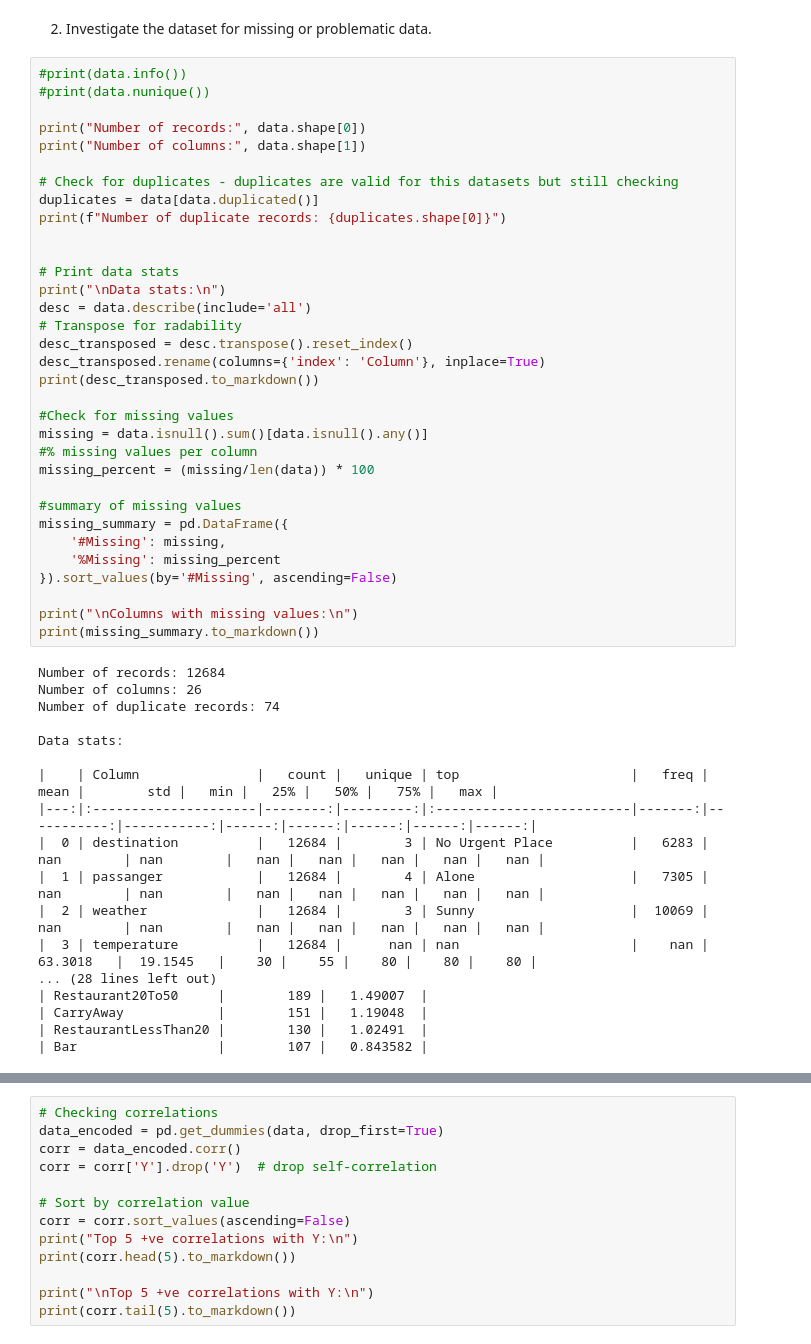
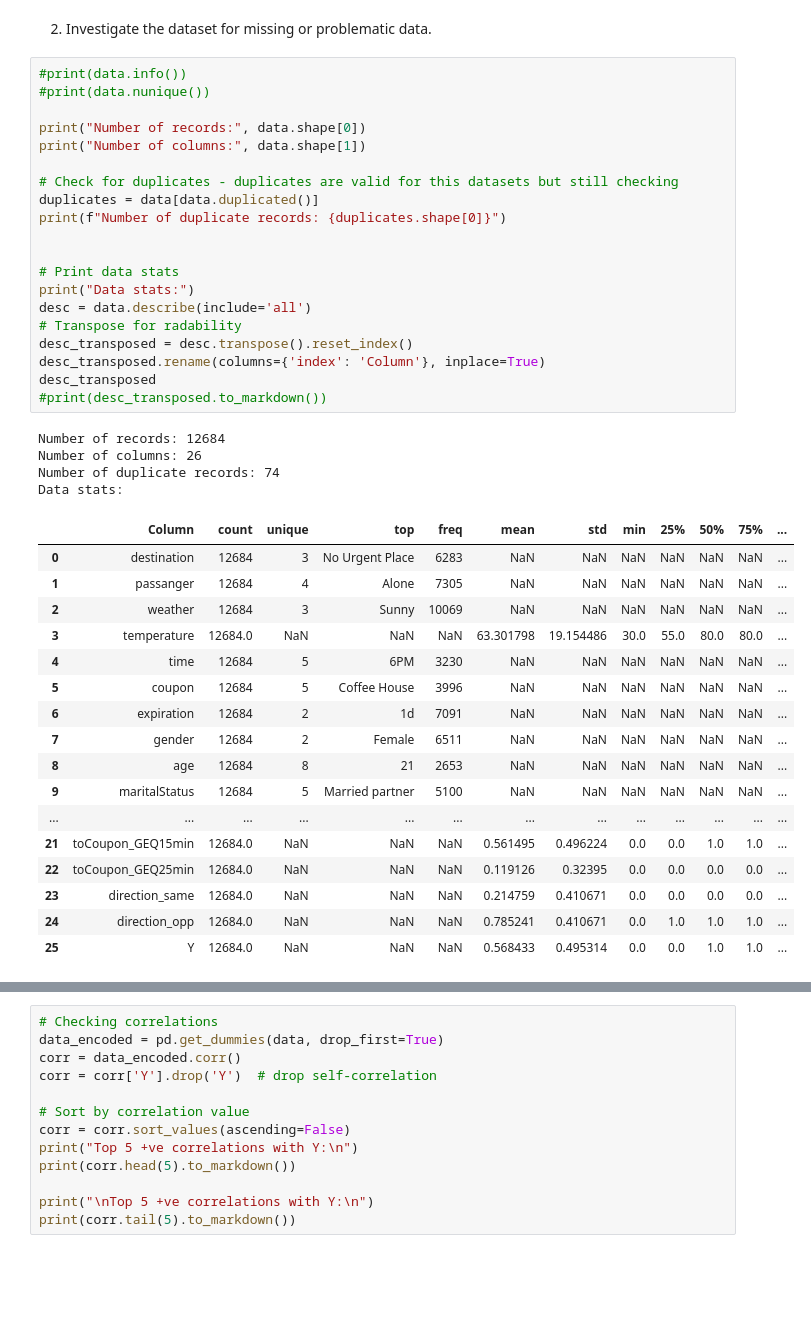
Before and after one commit to aravSpark/berkeley-ml-coupons, a Jupyter notebook: prompt.ipynb, the cells around one changed output, grey strips where cells are left out. Saved outputs shown, nothing was run; the diff lists cells and outputs as text; blank space fills up the shorter version.

```diff
--- a/prompt.ipynb
+++ b/prompt.ipynb
@@ -86,51 +86,42 @@ data.head()
 # %%
 #print(data.info())
 #print(data.nunique())
 
 print("Number of records:", data.shape[0])
 print("Number of columns:", data.shape[1])
 
 # Check for duplicates - duplicates are valid for this datasets but still checking
 duplicates = data[data.duplicated()]
 print(f"Number of duplicate records: {duplicates.shape[0]}")
 
 
 # Print data stats
-print("\nData stats:\n")
+print("Data stats:")
 desc = data.describe(include='all')
 # Transpose for radability
 desc_transposed = desc.transpose().reset_index()
 desc_transposed.rename(columns={'index': 'Column'}, inplace=True)
-print(desc_transposed.to_markdown())
-
-#Check for missing values
-missing = data.isnull().sum()[data.isnull().any()]
-#% missing values per column
-missing_percent = (missing/len(data)) * 100
-
-#summary of missing values
-missing_summary = pd.DataFrame({
-    '#Missing': missing,
-    '%Missing': missing_percent
-}).sort_values(by='#Missing', ascending=False)
-
-print("\nColumns with missing values:\n")
-print(missing_summary.to_markdown())
+desc_transposed
+#print(desc_transposed.to_markdown())
 # %% [output]
 Number of records: 12684
 Number of columns: 26
 Number of duplicate records: 74
-
 Data stats:
-
-|    | Column               |   count |   unique | top                      |   freq |       mean |        std |   min |   25% |   50% |   75% |   max |
-|---:|:---------------------|--------:|---------:|:-------------------------|-------:|-----------:|-----------:|------:|------:|------:|------:|------:|
-|  0 | destination          |   12684 |        3 | No Urgent Place          |   6283 | nan        | nan        |   nan |   nan |   nan |   nan |   nan |
-|  1 | passanger            |   12684 |        4 | Alone                    |   7305 | nan        | nan        |   nan |   nan |   nan |   nan |   nan |
-|  2 | weather              |   12684 |        3 | Sunny                    |  10069 | nan        | nan        |   nan |   nan |   nan |   nan |   nan |
-|  3 | temperature          |   12684 |      nan | nan                      |    nan |  63.3018   |  19.1545   |    30 |    55 |    80 |    80 |    80 |
-... (28 lines left out)
-| Restaurant20To50     |        189 |   1.49007  |
-| CarryAway            |        151 |   1.19048  |
-| RestaurantLessThan20 |        130 |   1.02491  |
-| Bar                  |        107 |   0.843582 |
+|  | Column | count | unique | top | freq | mean | std | min | 25% | 50% | 75% | ... |
+| 0 | destination | 12684 | 3 | No Urgent Place | 6283 | NaN | NaN | NaN | NaN | NaN | NaN | ... |
+| 1 | passanger | 12684 | 4 | Alone | 7305 | NaN | NaN | NaN | NaN | NaN | NaN | ... |
+| 2 | weather | 12684 | 3 | Sunny | 10069 | NaN | NaN | NaN | NaN | NaN | NaN | ... |
+| 3 | temperature | 12684.0 | NaN | NaN | NaN | 63.301798 | 19.154486 | 30.0 | 55.0 | 80.0 | 80.0 | ... |
+| 4 | time | 12684 | 5 | 6PM | 3230 | NaN | NaN | NaN | NaN | NaN | NaN | ... |
+| 5 | coupon | 12684 | 5 | Coffee House | 3996 | NaN | NaN | NaN | NaN | NaN | NaN | ... |
+| 6 | expiration | 12684 | 2 | 1d | 7091 | NaN | NaN | NaN | NaN | NaN | NaN | ... |
+| 7 | gender | 12684 | 2 | Female | 6511 | NaN | NaN | NaN | NaN | NaN | NaN | ... |
+| 8 | age | 12684 | 8 | 21 | 2653 | NaN | NaN | NaN | NaN | NaN | NaN | ... |
+| 9 | maritalStatus | 12684 | 5 | Married partner | 5100 | NaN | NaN | NaN | NaN | NaN | NaN | ... |
+| ... | ... | ... | ... | ... | ... | ... | ... | ... | ... | ... | ... | ... |
+| 21 | toCoupon_GEQ15min | 12684.0 | NaN | NaN | NaN | 0.561495 | 0.496224 | 0.0 | 0.0 | 1.0 | 1.0 | ... |
+| 22 | toCoupon_GEQ25min | 12684.0 | NaN | NaN | NaN | 0.119126 | 0.32395 | 0.0 | 0.0 | 0.0 | 0.0 | ... |
+| 23 | direction_same | 12684.0 | NaN | NaN | NaN | 0.214759 | 0.410671 | 0.0 | 0.0 | 0.0 | 0.0 | ... |
+| 24 | direction_opp | 12684.0 | NaN | NaN | NaN | 0.785241 | 0.410671 | 0.0 | 1.0 | 1.0 | 1.0 | ... |
+| 25 | Y | 12684.0 | NaN | NaN | NaN | 0.568433 | 0.495314 | 0.0 | 0.0 | 1.0 | 1.0 | ... |
```
Also changed, not shown: parts of 1 cell of this notebook.
